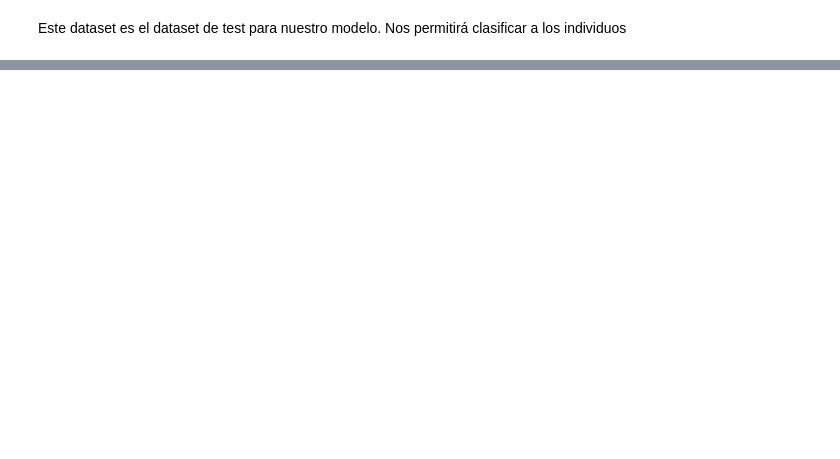
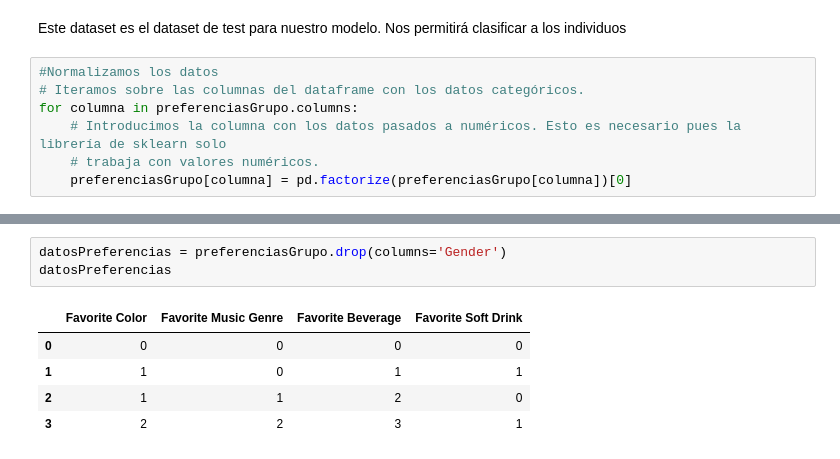
Before and after one commit to Jotivirix/Datamining_UFV, a Jupyter notebook: Lab3/entregable2/LAB03_GRUPO01_ENTR02_V2.ipynb, the cells around one changed output, grey strips where cells are left out. Cells and saved outputs as stored; diff of their text form; blank space fills up the shorter version.

```diff
--- a/Lab3/entregable2/LAB03_GRUPO01_ENTR02_V2.ipynb
+++ b/Lab3/entregable2/LAB03_GRUPO01_ENTR02_V2.ipynb
@@ -338,2 +360,9 @@ preferenciasGrupo
 # %% [markdown]
 Este dataset es el dataset de test para nuestro modelo. Nos permitirá clasificar a los individuos
+# %%
+#Normalizamos los datos
+# Iteramos sobre las columnas del dataframe con los datos categóricos.
+for columna in preferenciasGrupo.columns:
+    # Introducimos la columna con los datos pasados a numéricos. Esto es necesario pues la librería de sklearn solo
+    # trabaja con valores numéricos.
+    preferenciasGrupo[columna] = pd.factorize(preferenciasGrupo[columna])[0]
@@ -339,0 +379,9 @@ Este dataset es el dataset de test para nuestro modelo. Nos permitirá clasifica
+# %%
+datosPreferencias = preferenciasGrupo.drop(columns='Gender')
+datosPreferencias
+# %% [output]
+|  | Favorite Color | Favorite Music Genre | Favorite Beverage | Favorite Soft Drink |
+| 0 | 0 | 0 | 0 | 0 |
+| 1 | 1 | 0 | 1 | 1 |
+| 2 | 1 | 1 | 2 | 0 |
+| 3 | 2 | 2 | 3 | 1 |
```
Also changed, not shown: parts of 17 cells of this notebook, 8 other files.
